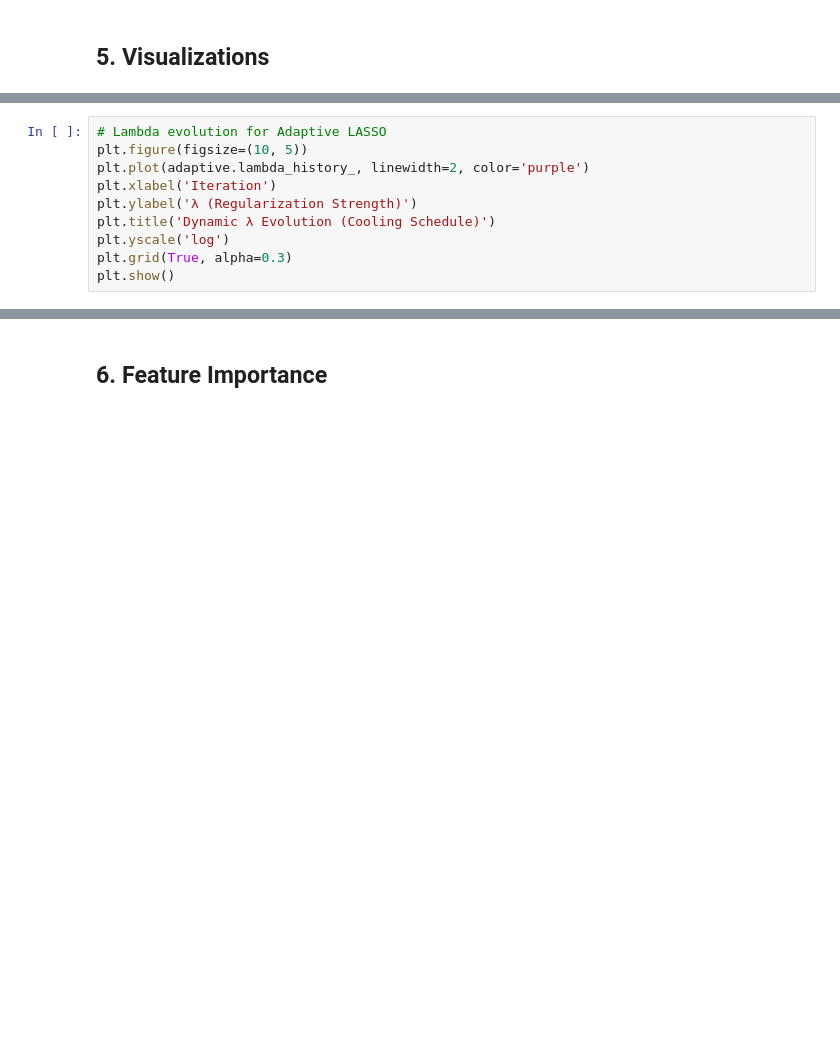
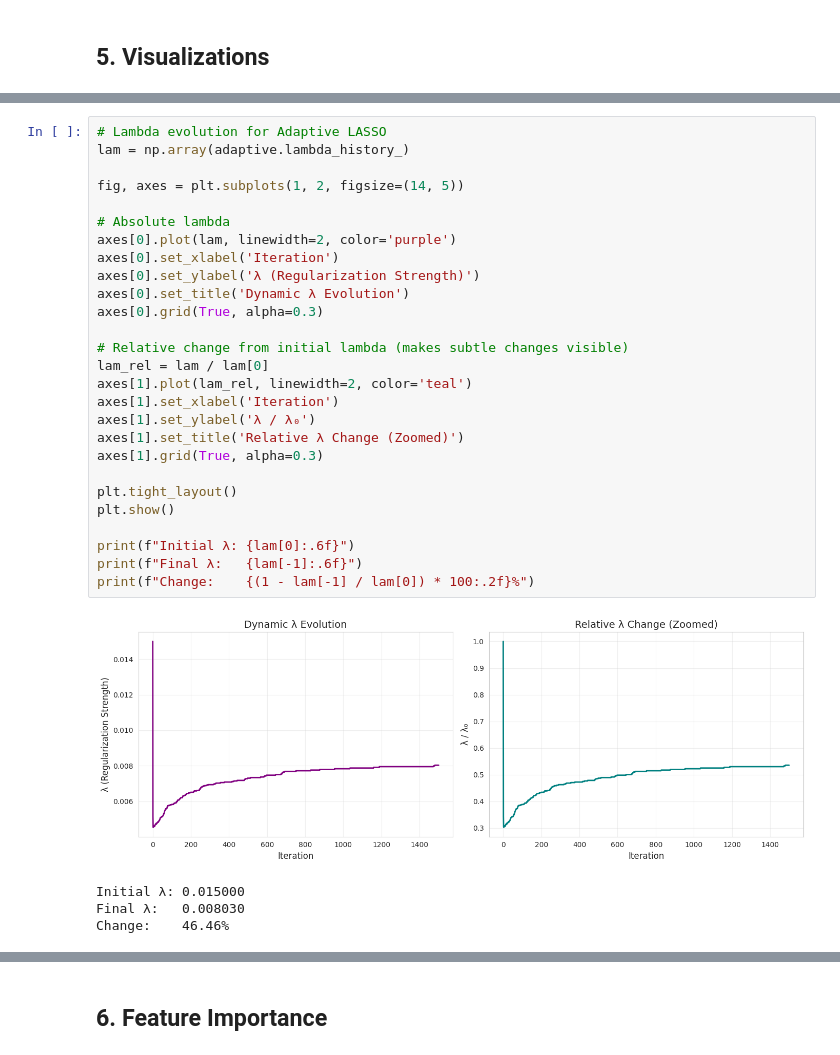
Before and after one commit to prathoseraaj/NOP, a Jupyter notebook: notebooks/analysis.ipynb, the cells around one changed output, grey strips where cells are left out. Drawn from its saved outputs; the diff is of its cells as text; blank space fills up the shorter version.

```diff
--- a/notebooks/analysis.ipynb
+++ b/notebooks/analysis.ipynb
@@ -116,13 +205,35 @@ plt.show()
 # %%
 # Lambda evolution for Adaptive LASSO
-plt.figure(figsize=(10, 5))
-plt.plot(adaptive.lambda_history_, linewidth=2, color='purple')
-plt.xlabel('Iteration')
-plt.ylabel('λ (Regularization Strength)')
-plt.title('Dynamic λ Evolution (Cooling Schedule)')
-plt.yscale('log')
-plt.grid(True, alpha=0.3)
+lam = np.array(adaptive.lambda_history_)
+
+fig, axes = plt.subplots(1, 2, figsize=(14, 5))
+
+# Absolute lambda
+axes[0].plot(lam, linewidth=2, color='purple')
+axes[0].set_xlabel('Iteration')
+axes[0].set_ylabel('λ (Regularization Strength)')
+axes[0].set_title('Dynamic λ Evolution')
+axes[0].grid(True, alpha=0.3)
+
+# Relative change from initial lambda (makes subtle changes visible)
+lam_rel = lam / lam[0]
+axes[1].plot(lam_rel, linewidth=2, color='teal')
+axes[1].set_xlabel('Iteration')
+axes[1].set_ylabel('λ / λ₀')
+axes[1].set_title('Relative λ Change (Zoomed)')
+axes[1].grid(True, alpha=0.3)
+
+plt.tight_layout()
 plt.show()
+
+print(f"Initial λ: {lam[0]:.6f}")
+print(f"Final λ:   {lam[-1]:.6f}")
+print(f"Change:    {(1 - lam[-1] / lam[0]) * 100:.2f}%")
+# %% [output]
+[figure, added]
+Initial λ: 0.015000
+Final λ:   0.008030
+Change:    46.46%
 # %%
 # Sparsity progression
 plt.figure(figsize=(10, 5))
```
Also changed, not shown: parts of 12 cells of this notebook, 1 other file.
